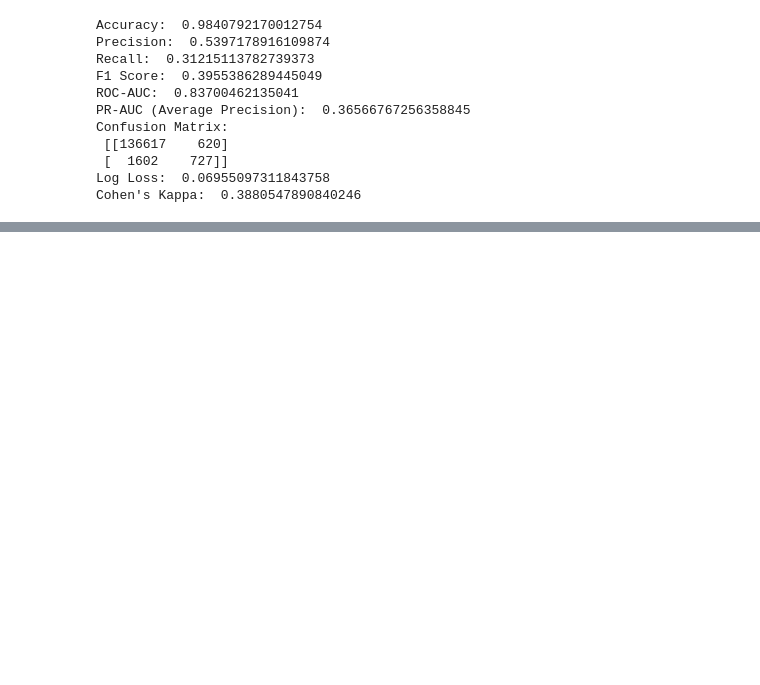
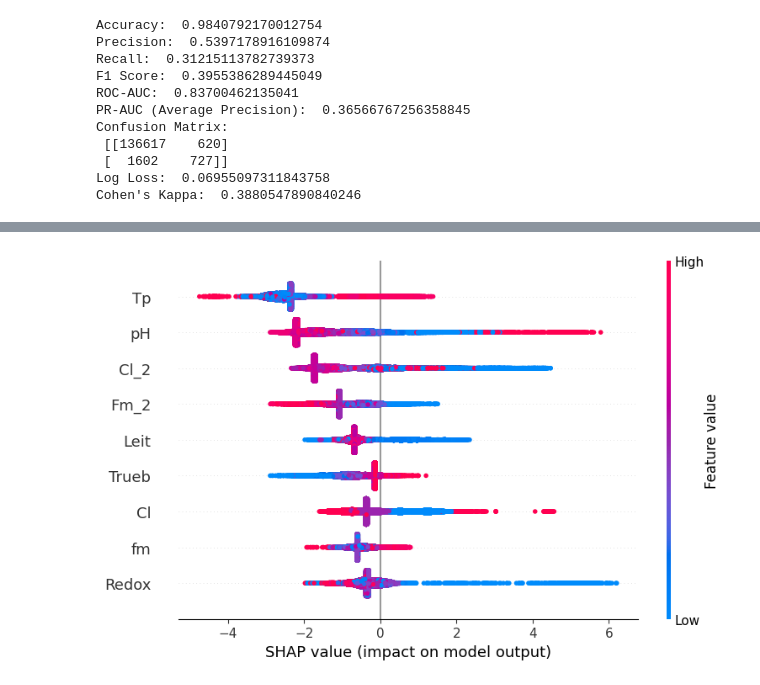
Before and after one commit to andy-ife/water-quality-pred, a Jupyter notebook: xgb.ipynb, the cells around one changed output, grey strips where cells are left out. Cells and saved outputs as stored; diff of their text form; code cells hidden in the pictures; blank space fills up the shorter version.

```diff
--- a/xgb.ipynb
+++ b/xgb.ipynb
@@ -412,0 +422,5 @@ Cohen's Kappa:  0.3880547890840246
+# %%
+f = plt.figure()
+shap.summary_plot(shap_values, X_test)
+# %% [output]
+[figure, added]
```
Also changed, not shown: parts of 2 cells of this notebook.
